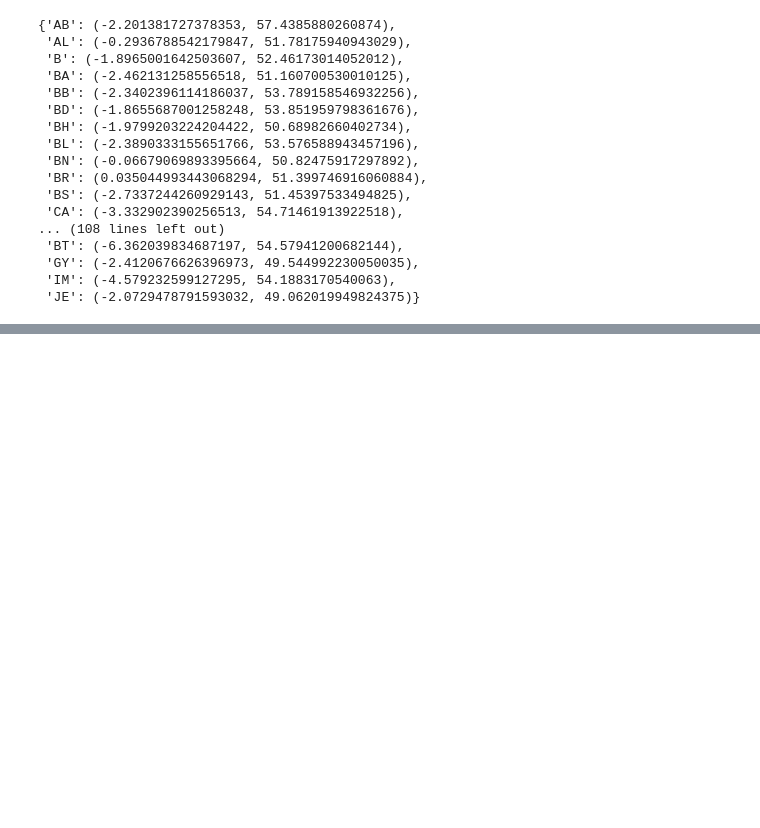
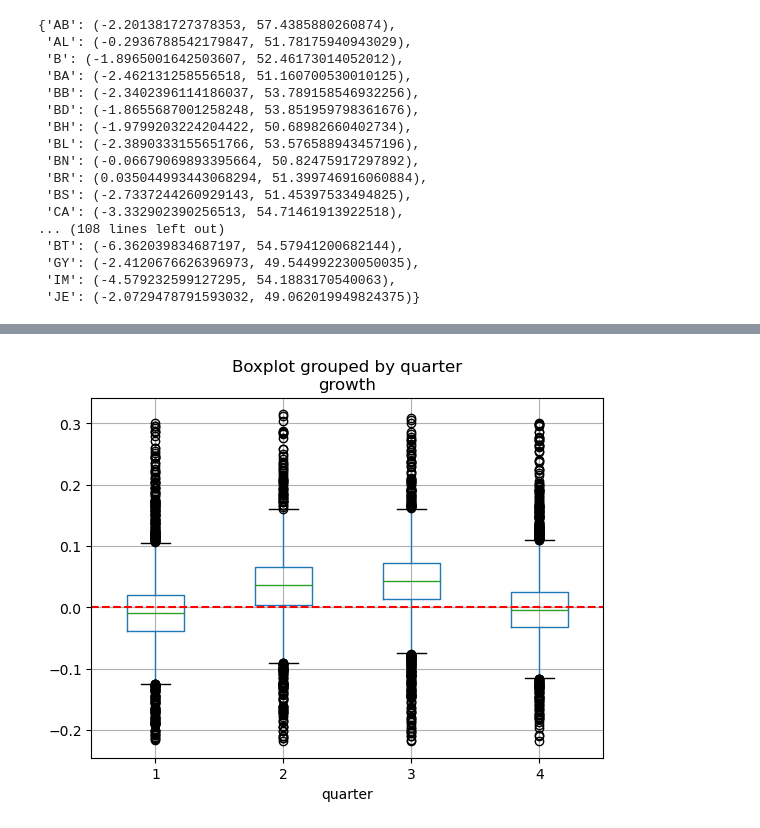
Before and after one commit to Cemlyn/UK-Housing-Market, a Jupyter notebook: Network.ipynb, the cells around one changed output, grey strips where cells are left out. Saved outputs shown, nothing was run; the diff lists cells and outputs as text; code cells hidden in the pictures; blank space fills up the shorter version.

```diff
--- a/Network.ipynb
+++ b/Network.ipynb
@@ -328,0 +357,10 @@ edges = show_graph_with_labels_points(adjanceny_matrix_zeroed.values, adjanceny_
+# %%
+from matplotlib import pyplot as plt
+quarter_growth_df = growth_df.drop(columns=['transaction_quarter']).set_index('quarter').stack().reset_index(level=1,
+                                            drop=True).to_frame(name='growth').reset_index()
+quarter_growth_df[(quarter_growth_df.growth<quarter_growth_df.growth.quantile(0.99))&\
+                  (quarter_growth_df.growth>quarter_growth_df.growth.quantile(0.01))].boxplot(by='quarter',column='growth')
+plt.axhline(0,c='r',ls='--')
+plt.show()
+# %% [output]
+[figure, added]
```
Also changed, not shown: parts of 36 cells of this notebook, 1 other file.
